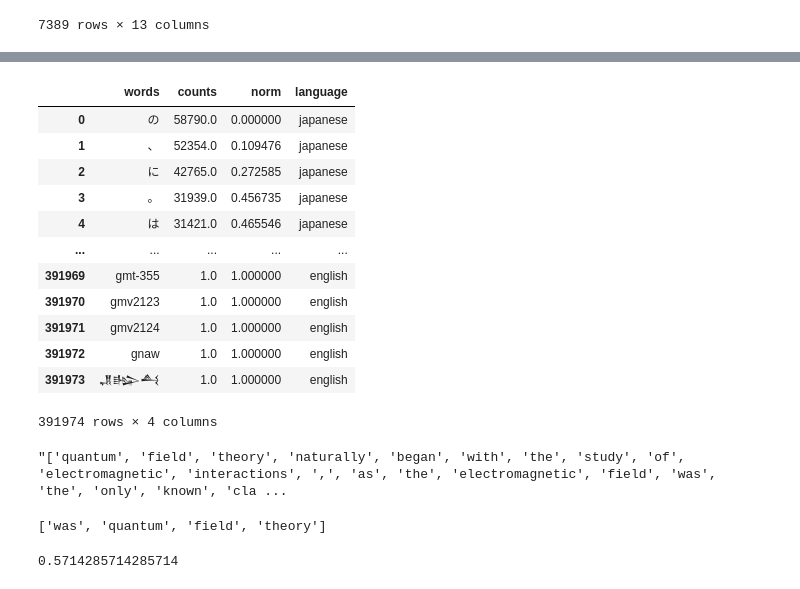
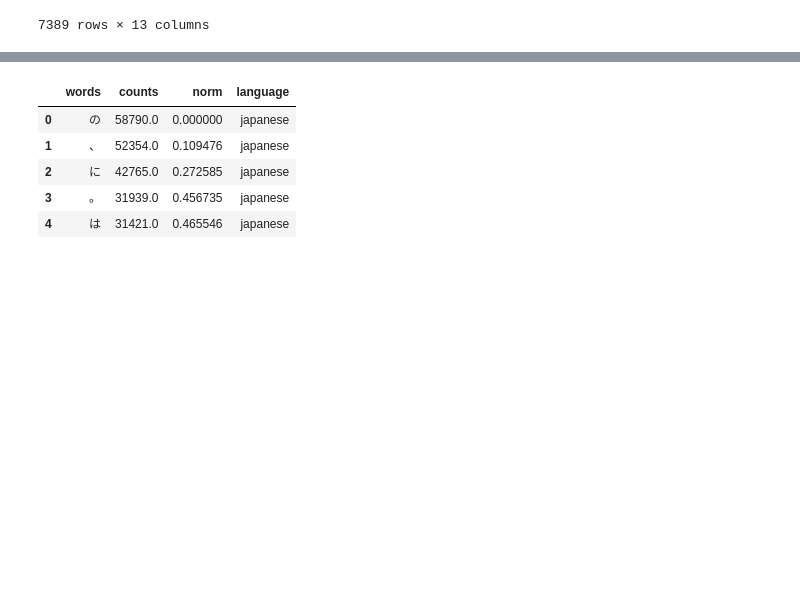
Before and after one commit to hrobjarturh/nlptasks, a Jupyter notebook: notebooks/subtask1-2.ipynb, the cells around one changed output, grey strips where cells are left out. Drawn from its saved outputs; the diff is of its cells as text; code cells hidden in the pictures; blank space fills up the shorter version.

```diff
--- a/notebooks/subtask1-2.ipynb
+++ b/notebooks/subtask1-2.ipynb
@@ -87,25 +64,9 @@ word_count.loc[word_count['words']=='when']
 # %%
-word_count
+word_count.head()
 # %% [output]
 |  | words | counts | norm | language |
 | 0 | の | 58790.0 | 0.000000 | japanese |
 | 1 | 、 | 52354.0 | 0.109476 | japanese |
 | 2 | に | 42765.0 | 0.272585 | japanese |
 | 3 | 。 | 31939.0 | 0.456735 | japanese |
 | 4 | は | 31421.0 | 0.465546 | japanese |
-| ... | ... | ... | ... | ... |
-| 391969 | gmt-355 | 1.0 | 1.000000 | english |
-| 391970 | gmv2123 | 1.0 | 1.000000 | english |
-| 391971 | gmv2124 | 1.0 | 1.000000 | english |
-| 391972 | gnaw | 1.0 | 1.000000 | english |
-| 391973 | 𒂗𒈗𒋀 | 1.0 | 1.000000 | english |
-391974 rows × 4 columns
-# %%
-dft_eng.iloc[0].document_plaintext_tokenized
-# %% [output]
-"['quantum', 'field', 'theory', 'naturally', 'began', 'with', 'the', 'study', 'of', 'electromagnetic', 'interactions', ',', 'as', 'the', 'electromagnetic', 'field', 'was', 'the', 'only', 'known', 'cla ...
-# %%
-ans_freq(eval(dft_eng.iloc[0].question_text_tokenized),eval(dft_eng.iloc[0].document_plaintext_tokenized))
-# %% [output]
-['was', 'quantum', 'field', 'theory']
-0.5714285714285714
```
Also changed, not shown: parts of 7 cells of this notebook.
